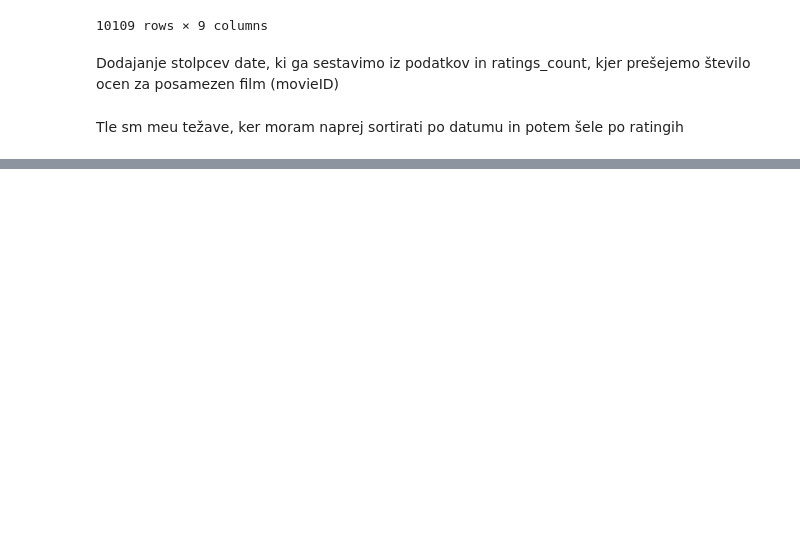
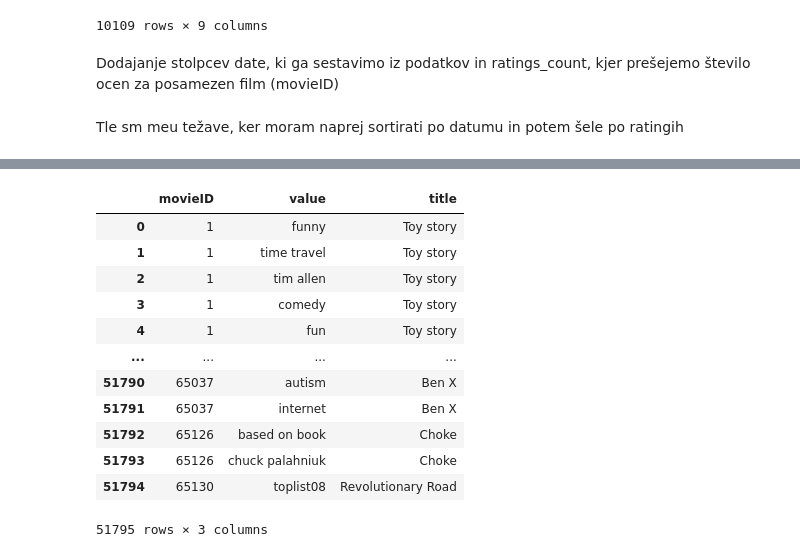
Before and after one commit to rokrihar4/Reccomendations_model, a Jupyter notebook: Reccomendation_model_using_LLM.ipynb, the cells around one changed output, grey strips where cells are left out. Saved outputs shown, nothing was run; the diff lists cells and outputs as text; code cells hidden in the pictures; blank space fills up the shorter version.

```diff
--- a/Reccomendation_model_using_LLM.ipynb
+++ b/Reccomendation_model_using_LLM.ipynb
@@ -451,0 +456,6 @@ class Recommender:
+# %%
+df_tags = pd.read_csv("data/tags.dat", sep="\t", encoding="latin-1")
+# %%
+df_movies = pd.read_csv("data/movies.dat", sep="\t", encoding="latin-1")
+# %%
+df_movie_tags = pd.read_csv("data/movie_tags.dat", sep="\t", encoding="latin-1")
@@ -451,0 +470,21 @@ class Recommender:
+# %%
+df_movie_tags = df_movie_tags.merge(df_tags, left_on="tagID", right_on="id", how="left")
+df_movie_tags = df_movie_tags.drop(columns=["id"])
+df_movie_tags = df_movie_tags.merge(df_movies[["id", "title"]], left_on="movieID", right_on="id", how="left")
+df_movie_tags = df_movie_tags.drop(columns=["id", "tagWeight", "tagID"])
+# %%
+df_movie_tags
+# %% [output]
+|  | movieID | value | title |
+| 0 | 1 | funny | Toy story |
+| 1 | 1 | time travel | Toy story |
+| 2 | 1 | tim allen | Toy story |
+| 3 | 1 | comedy | Toy story |
+| 4 | 1 | fun | Toy story |
+| ... | ... | ... | ... |
+| 51790 | 65037 | autism | Ben X |
+| 51791 | 65037 | internet | Ben X |
+| 51792 | 65126 | based on book | Choke |
+| 51793 | 65126 | chuck palahniuk | Choke |
+| 51794 | 65130 | toplist08 | Revolutionary Road |
+51795 rows × 3 columns
```
Also changed, not shown: parts of 19 cells of this notebook, 2 other files.
